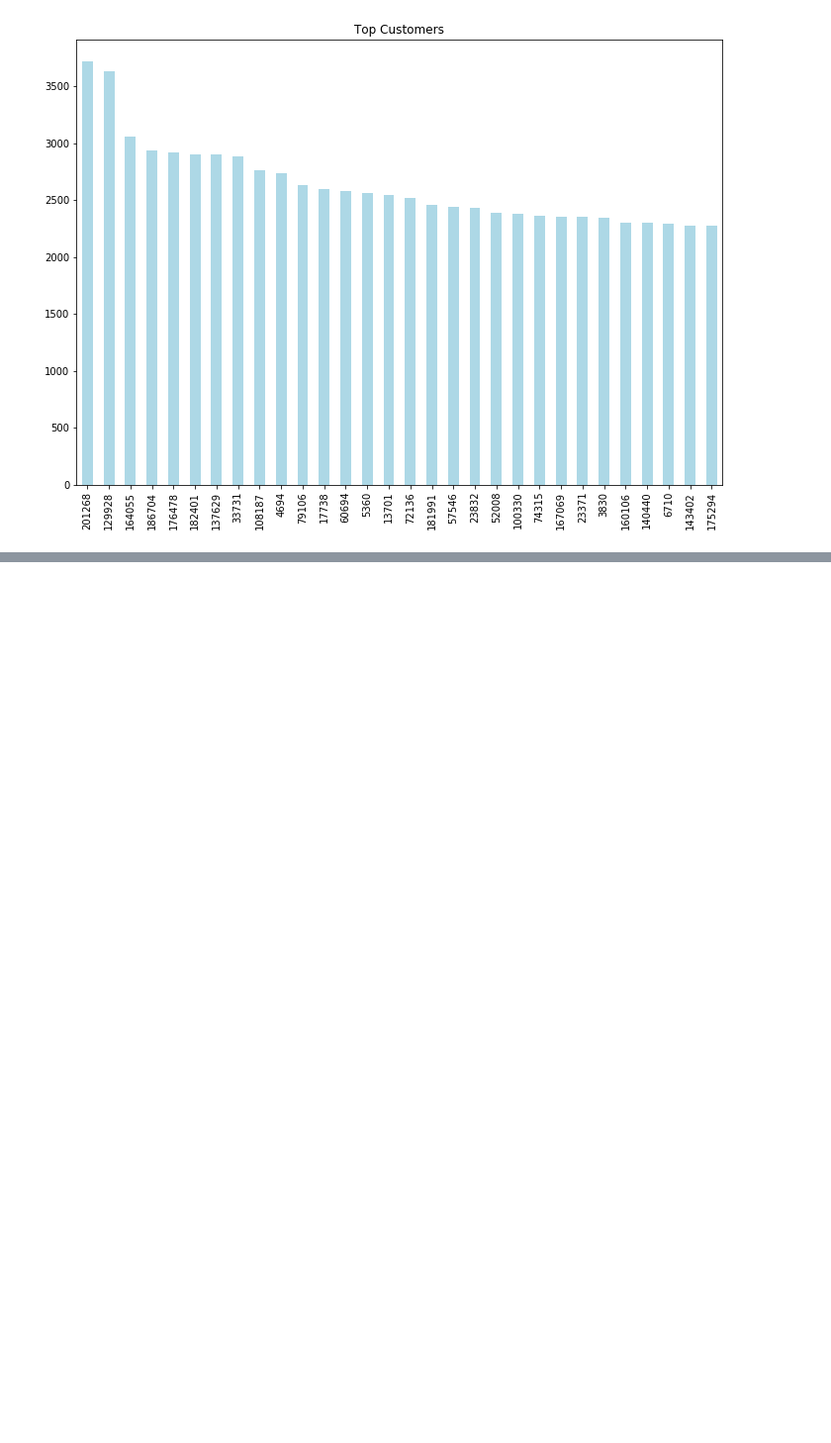
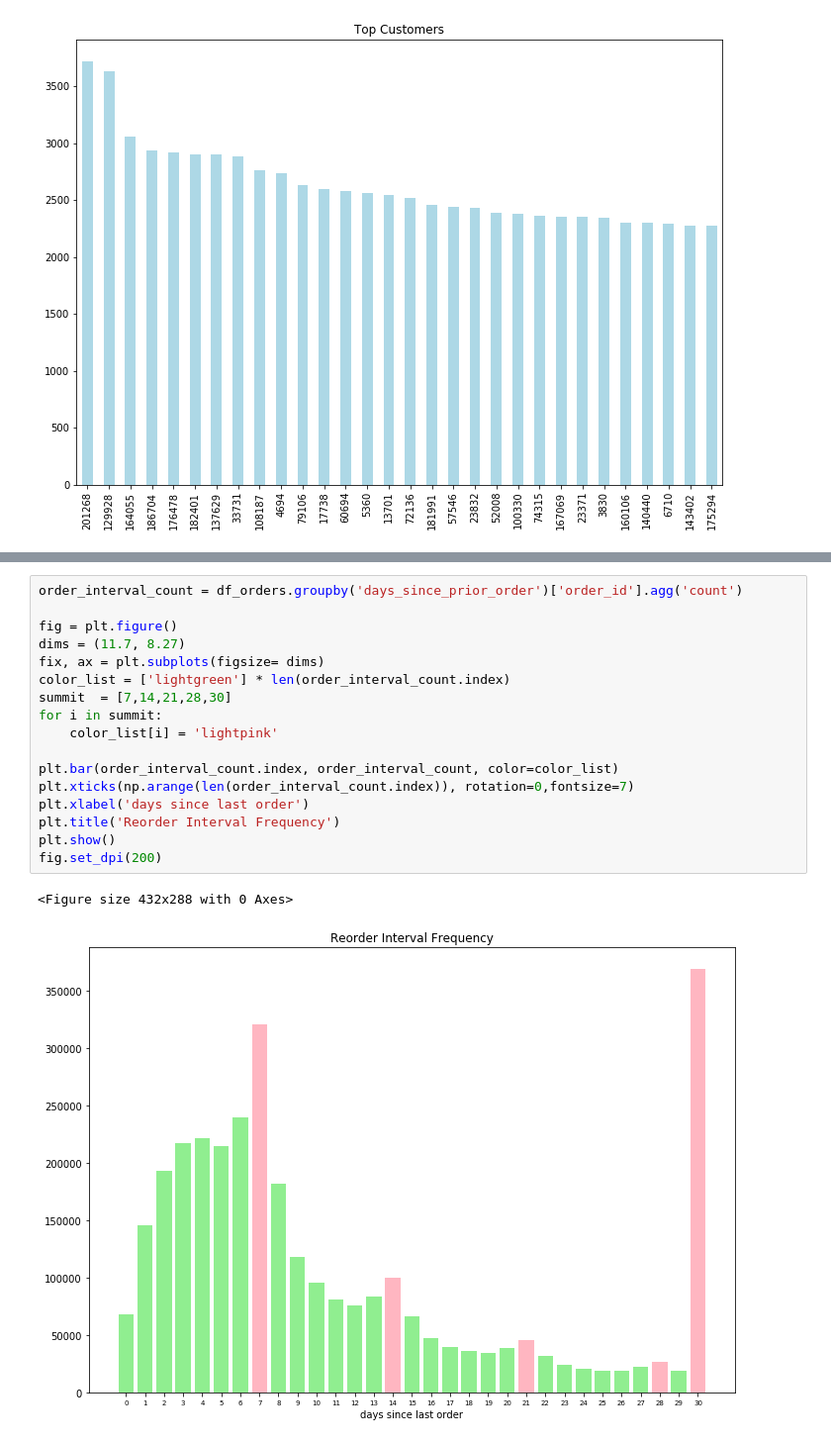
Before and after one commit to addiwei/Cap, a Jupyter notebook: Cap_Preprocessing_EDA_1.ipynb, the cells around one changed output, grey strips where cells are left out. Shown at 99% size. Saved outputs shown, nothing was run; the diff lists cells and outputs as text; blank space fills up the shorter version.

```diff
--- a/Cap_Preprocessing_EDA_1.ipynb
+++ b/Cap_Preprocessing_EDA_1.ipynb
@@ -304,0 +262,20 @@ print(prod_cust.isnull().sum())
+# %%
+order_interval_count = df_orders.groupby('days_since_prior_order')['order_id'].agg('count')
+
+fig = plt.figure()
+dims = (11.7, 8.27)
+fix, ax = plt.subplots(figsize= dims)
+color_list = ['lightgreen'] * len(order_interval_count.index)
+summit  = [7,14,21,28,30]
+for i in summit:
+    color_list[i] = 'lightpink'
+
+plt.bar(order_interval_count.index, order_interval_count, color=color_list)
+plt.xticks(np.arange(len(order_interval_count.index)), rotation=0,fontsize=7)
+plt.xlabel('days since last order')
+plt.title('Reorder Interval Frequency')
+plt.show()
+fig.set_dpi(200)
+# %% [output]
+<Figure size 432x288 with 0 Axes>
+[figure, added]
```
Also changed, not shown: parts of 18 cells of this notebook.
